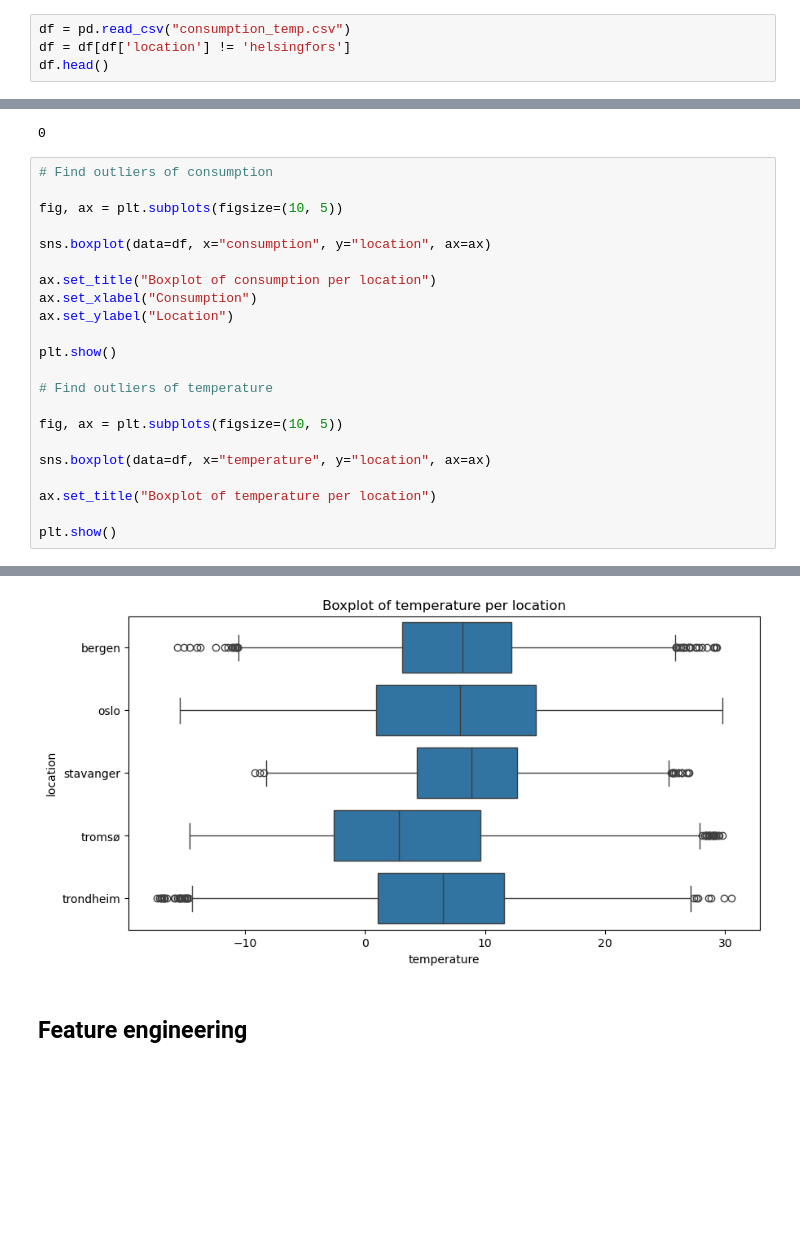
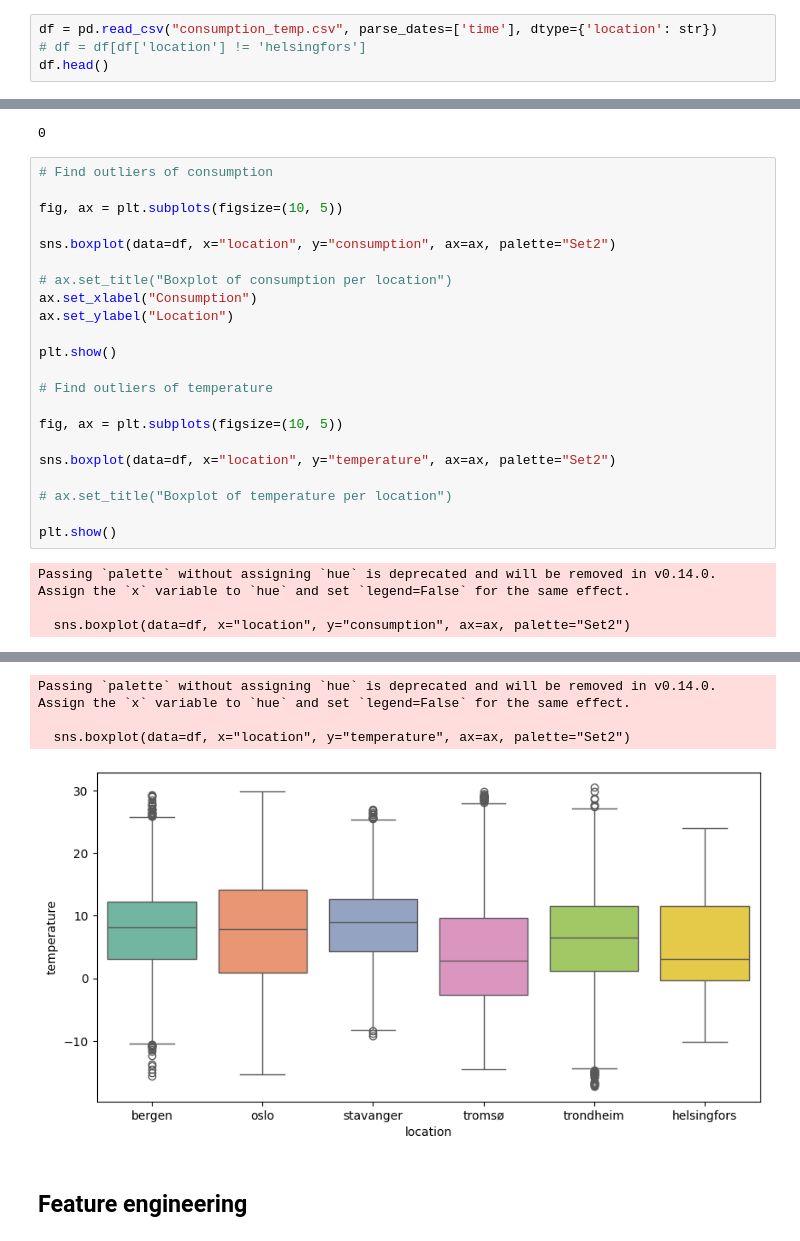
Before and after one commit to Sigevio/tdt4259, a Jupyter notebook: analysis/eda.ipynb, the cells around one changed output, grey strips where cells are left out. Cells and saved outputs as stored; diff of their text form; blank space fills up the shorter version.

```diff
--- a/analysis/eda.ipynb
+++ b/analysis/eda.ipynb
@@ -8,8 +9,8 @@ import json
 # %% [markdown]
 ## Importing data
 # %%
-df = pd.read_csv("consumption_temp.csv")
-df = df[df['location'] != 'helsingfors']
+df = pd.read_csv("consumption_temp.csv", parse_dates=['time'], dtype={'location': str})
+# df = df[df['location'] != 'helsingfors']
 df.head()
 # %% [output]
 |  | time | location | consumption | temperature |
@@ -127,9 +510,9 @@ Duplicates
 
 fig, ax = plt.subplots(figsize=(10, 5))
 
-sns.boxplot(data=df, x="consumption", y="location", ax=ax)
+sns.boxplot(data=df, x="location", y="consumption", ax=ax, palette="Set2")
 
-ax.set_title("Boxplot of consumption per location")
+# ax.set_title("Boxplot of consumption per location")
 ax.set_xlabel("Consumption")
 ax.set_ylabel("Location")
 
@@ -139,9 +522,12 @@ plt.show()
 
 fig, ax = plt.subplots(figsize=(10, 5))
 
-sns.boxplot(data=df, x="temperature", y="location", ax=ax)
+sns.boxplot(data=df, x="location", y="temperature", ax=ax, palette="Set2")
 
-ax.set_title("Boxplot of temperature per location")
+# ax.set_title("Boxplot of temperature per location")
 
 plt.show()
 # %% [output]
+Passing `palette` without assigning `hue` is deprecated and will be removed in v0.14.0. Assign the `x` variable to `hue` and set `legend=False` for the same effect.
+
+  sns.boxplot(data=df, x="location", y="consumption", ax=ax, palette="Set2")
@@ -149,4 +535,7 @@ plt.show()
+Passing `palette` without assigning `hue` is deprecated and will be removed in v0.14.0. Assign the `x` variable to `hue` and set `legend=False` for the same effect.
+
+  sns.boxplot(data=df, x="location", y="temperature", ax=ax, palette="Set2")
-[figure, old version]
+[figure, new version]
 # %% [markdown]
 ## Feature engineering
 # %% [markdown]
```
Also changed, not shown: parts of 27 cells of this notebook, 26 other files.
